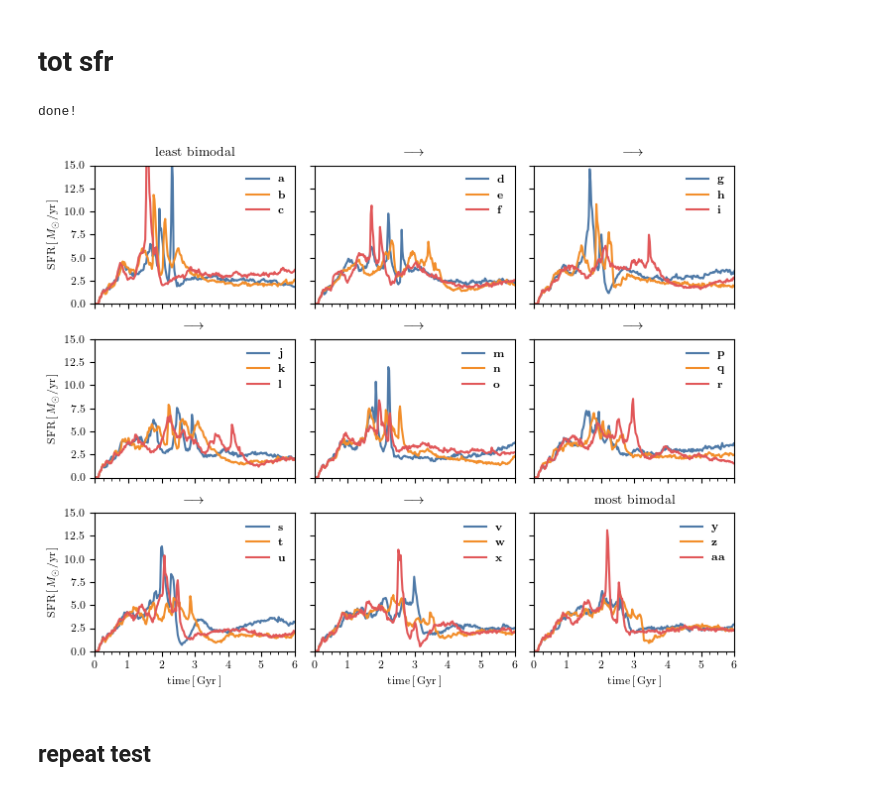
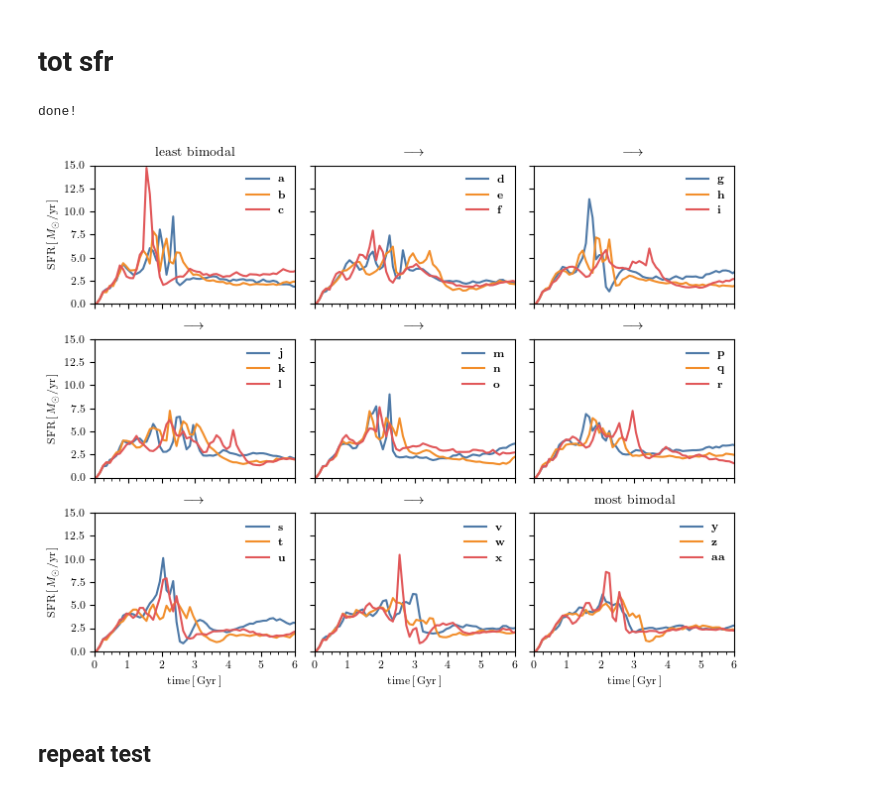
Before and after one commit to gusbeane/GSEgas, a Jupyter notebook: plots/bim_metric/bim_metric_paperplots.ipynb, the cells around one changed output. Drawn from its saved outputs; the diff is of its cells as text; code cells hidden in the pictures.

```diff
--- a/plots/bim_metric/bim_metric_paperplots.ipynb
+++ b/plots/bim_metric/bim_metric_paperplots.ipynb
@@ -643,40 +643,43 @@ for i in range(3):
 
             Mform *= 1e10
 
-            tbins = np.arange(0, 8+0.025, 0.025)
+            mask = simdat['in_SN']
+            mask[:] = True
+
+            tbins = np.arange(0, 8+0.1, 0.1)
             dt = tbins[1] - tbins[0]
             dt *= 1e9
-            sfh, bin_edges, _ = binned_statistic(tform, Mform/dt, bins=tbins, statistic='sum')
+            sfh, bin_edges, _ = binned_statistic(tform[mask], Mform[mask]/dt, bins=tbins, statistic='sum')
             tcen = 0.5*(bin_edges[1:] + bin_edges[:-1])
 
             # print(Rs, Vv, ecc, np.sum(mask))
             ax.plot(tcen, sfh, c=c, label=r'$\textrm{\textbf{'+alph[l]+r'}}$')
 
             l += 1
 
         ax.set(xlim=(0, 6), ylim=(0, 15))
         ax.set(xticks=np.arange(0, 6+1, 1))
         ax.set_xticks(np.arange(0, 6+0.25, 0.25), minor=True)
         ax.legend(frameon=False)
 
 for ax in axs[2]:
     ax.set(xlabel=r'$\textrm{time}\,[\,\textrm{Gyr}\,]$')
 
 for ax in axs[:,0]:
     ax.set(ylabel=r'$\textrm{SFR}\,[\,M_{\odot}/\textrm{yr}\,]$')
 
 for ax in axs.ravel():
     ax.set(title=r'$\longrightarrow$')
 
 axs[0][0].set(title=r'$\textrm{least bimodal}$')
 axs[2][2].set(title=r'$\textrm{most bimodal}$')
 
 fig.tight_layout()
 fig.savefig('paper_plots/sfh.pdf')
 print('done!')
 # %% [output]
 done!
-[figure, old version]
+[figure, new version]
 # %% [markdown]
 ## repeat test
 # %%
```
Also changed, not shown: 1 other file.
